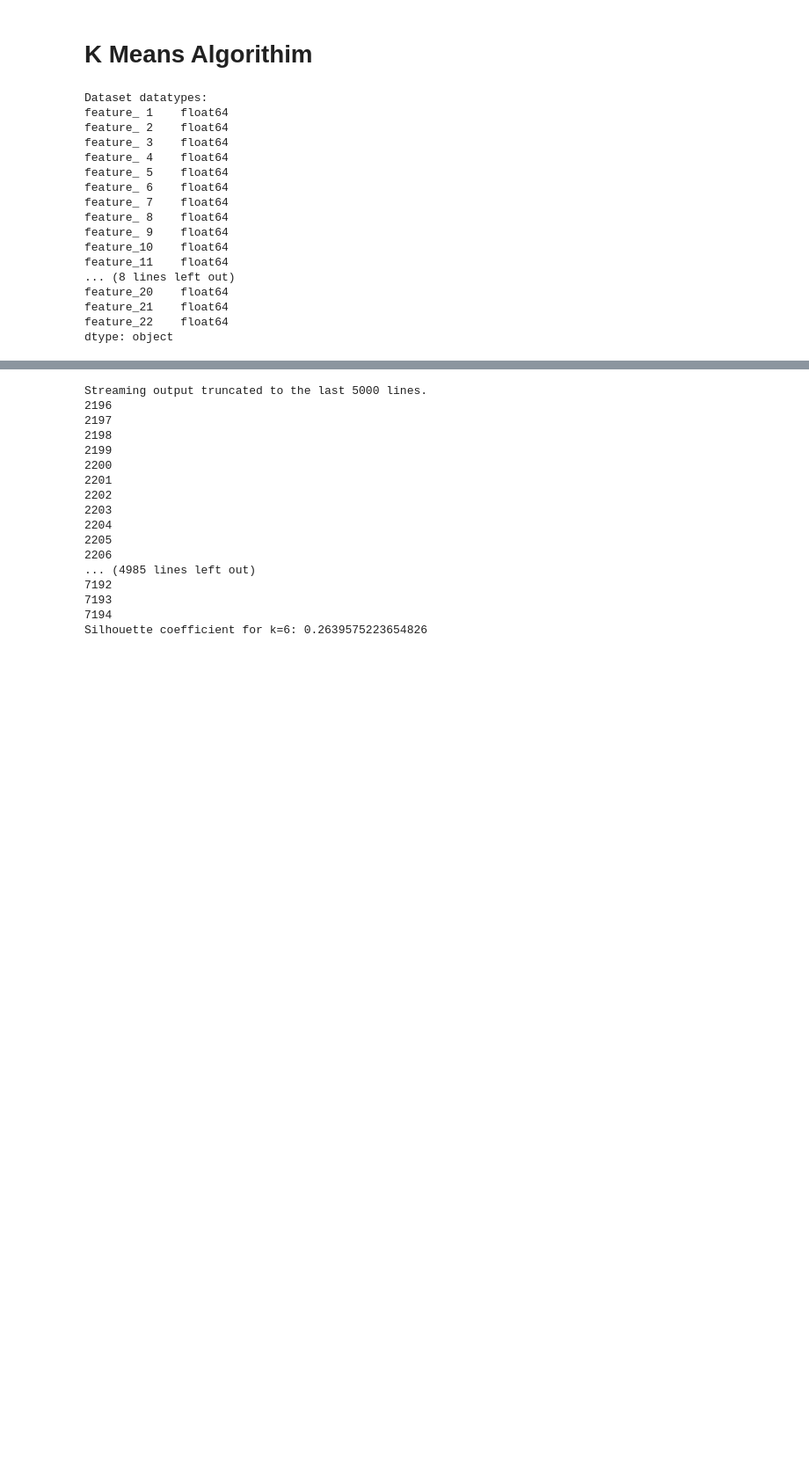
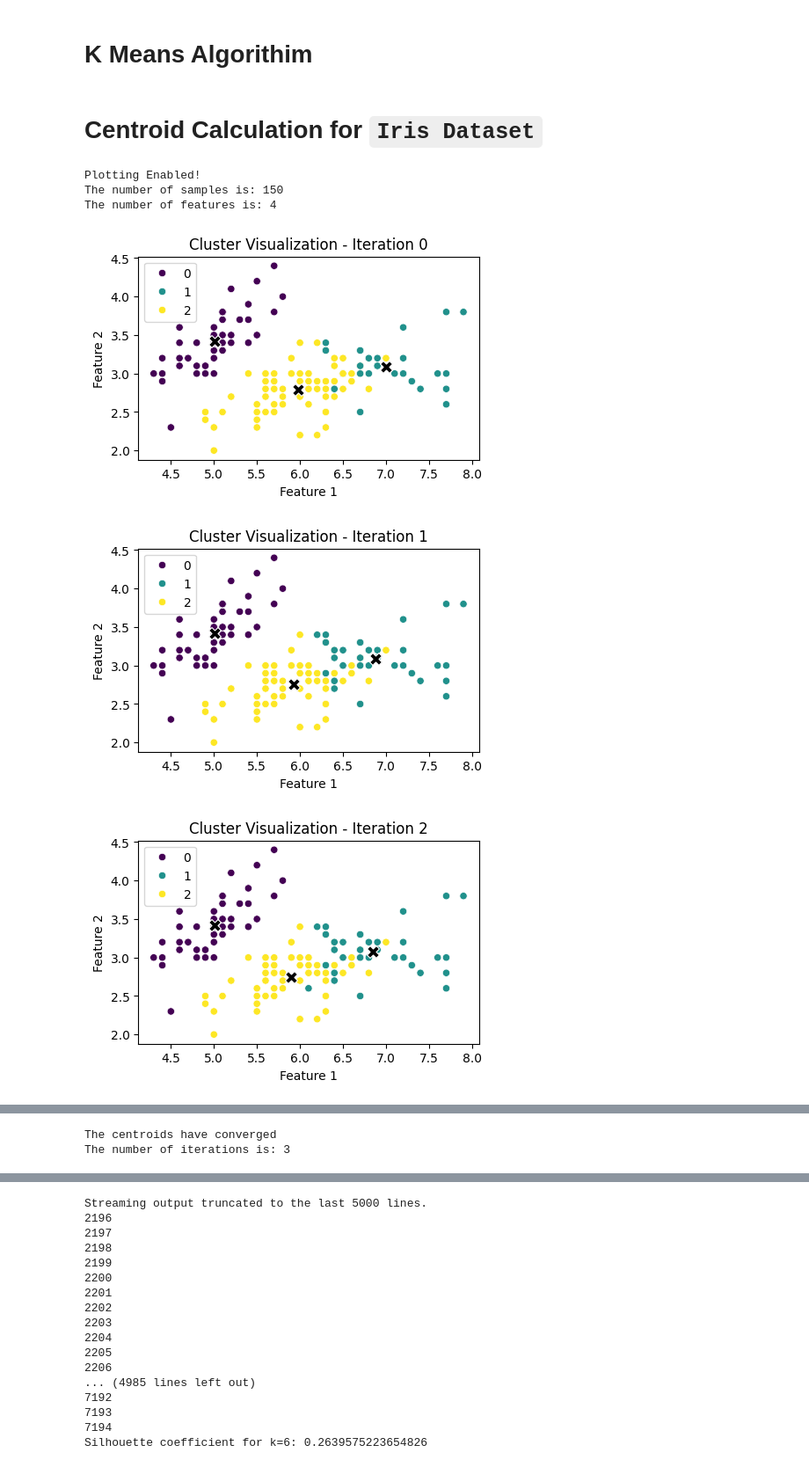
Before and after one commit to WilliamPoe/CSCI-290, a Jupyter notebook: notebooks/k_means_clustering.ipynb, the cells around one changed output, grey strips where cells are left out. Shown at 88% size. Cells and saved outputs as stored; diff of their text form; code cells hidden in the pictures; blank space fills up the shorter version.

```diff
--- a/notebooks/k_means_clustering.ipynb
+++ b/notebooks/k_means_clustering.ipynb
@@ -10,3 +12,15 @@ from matplotlib.ticker import FixedLocator, FixedFormatter
+# %%
+#df = pd.read_csv('https://github.com/WilliamPoe/CSCI-290/raw/refs/heads/main/Data/penguins.csv') # Penguins dataset
+df_iris = pd.read_csv('https://github.com/WilliamPoe/CSCI-290/raw/refs/heads/main/Data/Iris.csv') # Iris dataset
+df = pd.read_csv('https://github.com/mbrudd/csci290/raw/refs/heads/main/data/mystery.csv') # Mystery dataset
+
+numeric_df = df.select_dtypes(include=[np.number])
+numeric_df_iris = df_iris.select_dtypes(include=[np.number])
+
+#numeric_df = numeric_df.drop(columns='year')
+numeric_df_iris = numeric_df_iris.drop(columns='Id')
+numeric_df = numeric_df.dropna()
+numeric_df_iris = numeric_df_iris.dropna()
 # %% [markdown]
 # K Means Algorithim
 # %%
@@ -228,33 +242,18 @@ class KMeans_clustering:
           print('The number of iterations is:',iteration)
           break
         self.centroids = cur_centroids
-# %%
-#df = pd.read_csv('https://github.com/WilliamPoe/CSCI-290/raw/refs/heads/main/Data/penguins.csv') # Penguins dataset
-#df = pd.read_csv('https://github.com/WilliamPoe/CSCI-290/raw/refs/heads/main/Data/Iris.csv') # Iris dataset
-df = pd.read_csv('https://github.com/mbrudd/csci290/raw/refs/heads/main/data/mystery.csv') # Mystery dataset
-
-numeric_df = df.select_dtypes(include=[np.number])
-
-#numeric_df = numeric_df.drop(columns='year')
-#numeric_df = numeric_df.drop(columns='Id')
-numeric_df = numeric_df.dropna()
-print('Dataset datatypes:')
-print(numeric_df.dtypes, '\n')
-# %% [output]
-Dataset datatypes:
-feature_ 1    float64
-feature_ 2    float64
-feature_ 3    float64
-feature_ 4    float64
-feature_ 5    float64
-feature_ 6    float64
-feature_ 7    float64
-feature_ 8    float64
-feature_ 9    float64
-feature_10    float64
-feature_11    float64
-... (8 lines left out)
-feature_20    float64
-feature_21    float64
-feature_22    float64
-dtype: object
+# %% [markdown]
+# Centroid Calculation for `Iris Dataset`
+# %%
+# centroid options (random, calculated, choice)
+model = KMeans_clustering(k=3, method='calculated', plot=True)
+model.fit(numeric_df_iris)
+labels = model.labels
+centroids = model.centroids
+# %% [output]
+Plotting Enabled!
+The number of samples is: 150
+The number of features is: 4
+[figure, added]
+[figure, added]
+[figure, added]
@@ -261 +261,3 @@ dtype: object
+The centroids have converged
+The number of iterations is: 3
 # %% [markdown]
```
Also changed, not shown: parts of 5 cells of this notebook.
